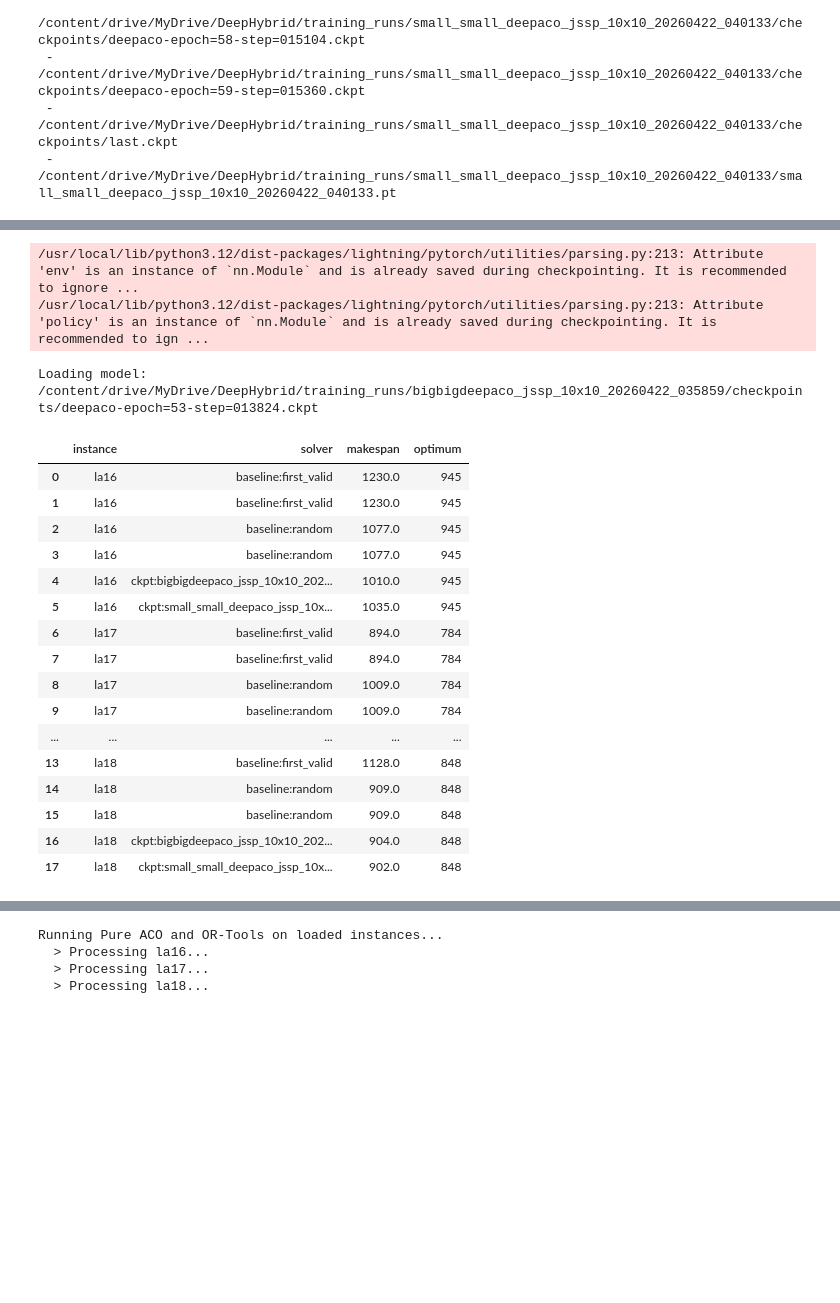
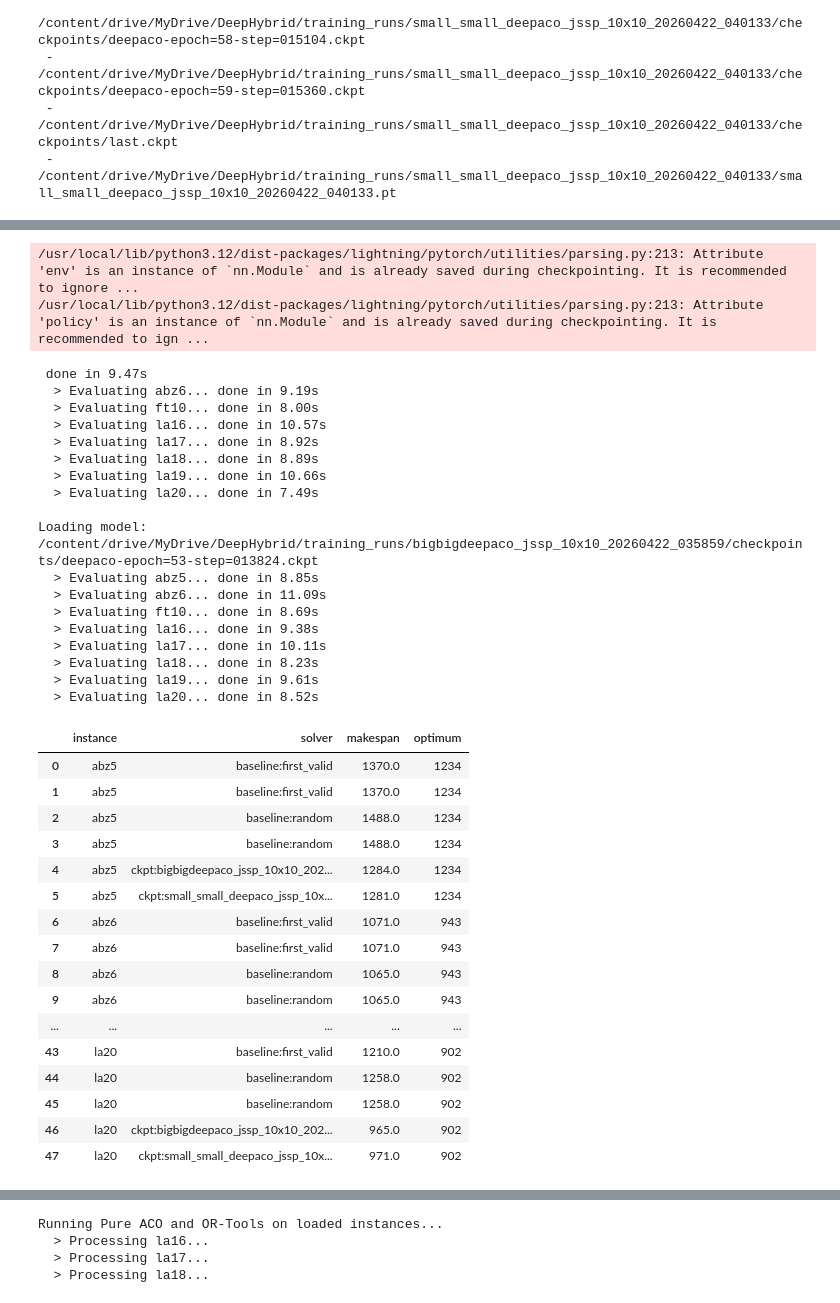
Before and after one commit to pranceraz/DeepHybrid, a Jupyter notebook: _test.ipynb, the cells around one changed output, grey strips where cells are left out. Cells and saved outputs as stored; diff of their text form; code cells hidden in the pictures; blank space fills up the shorter version.

```diff
--- a/_test.ipynb
+++ b/_test.ipynb
@@ -74,7 +81,7 @@ MODEL_PATHS = [
 # Examples: ['ft06'], ['ft'], ['ta'], ['ft06', 'ta01']
 BENCHMARK_KEYWORDS = [
     #'abz5',#'orb01','orb02','orb03','orb04','orb05','orb06','orb07',#'orb08','orb09','orb10',
-    'la16','la17','la18',#'la19','la20','ft10','abz5','abz6',
+    'la16','la17','la18','la19','la20','ft10','abz5','abz6',
 ]
 
 
@@ -416,7 +423,7 @@ def model_label(path: str) -> str:
 # ===============================
 # Run Evaluation
 # ===============================
-
+import time
 MODEL_PATHS_TO_EVAL = resolve_model_paths(MODEL_PATHS)
 BENCHMARK_NAMES_TO_EVAL = resolve_benchmark_names(BENCHMARK_KEYWORDS)
 
@@ -442,6 +449,9 @@ for model_path in MODEL_PATHS_TO_EVAL:
     for inst in instances:
         inst_name = inst.name
 
+        start_time = time.time()
+        print(f'  > Evaluating {inst_name}...', end='', flush=True)
+
         try:
             model, env = build_model_for_instance(inst, sd)
         except Exception as e:
@@ -466,6 +476,9 @@ for model_path in MODEL_PATHS_TO_EVAL:
             {'instance': inst_name, 'solver': 'baseline:first_valid', 'makespan': first_ms, 'optimum': optimum},
             {'instance': inst_name, 'solver': 'baseline:random', 'makespan': rand_ms, 'optimum': optimum},
         ]
+        # --- END TIMER AND PRINT ---
+        elapsed = time.time() - start_time
+        print(f' done in {elapsed:.2f}s')
 
 df = pd.DataFrame(rows)
 if df.empty:
@@ -487,20 +506,37 @@ Loading model: /content/drive/MyDrive/DeepHybrid/training_runs/small_small_deepa
 /usr/local/lib/python3.12/dist-packages/lightning/pytorch/utilities/parsing.py:213: Attribute 'env' is an instance of `nn.Module` and is already saved during checkpointing. It is recommended to ignore ...
 /usr/local/lib/python3.12/dist-packages/lightning/pytorch/utilities/parsing.py:213: Attribute 'policy' is an instance of `nn.Module` and is already saved during checkpointing. It is recommended to ign ...
+ done in 9.47s
+  > Evaluating abz6... done in 9.19s
+  > Evaluating ft10... done in 8.00s
+  > Evaluating la16... done in 10.57s
+  > Evaluating la17... done in 8.92s
+  > Evaluating la18... done in 8.89s
+  > Evaluating la19... done in 10.66s
+  > Evaluating la20... done in 7.49s
+
 Loading model: /content/drive/MyDrive/DeepHybrid/training_runs/bigbigdeepaco_jssp_10x10_20260422_035859/checkpoints/deepaco-epoch=53-step=013824.ckpt
+  > Evaluating abz5... done in 8.85s
+  > Evaluating abz6... done in 11.09s
+  > Evaluating ft10... done in 8.69s
+  > Evaluating la16... done in 9.38s
+  > Evaluating la17... done in 10.11s
+  > Evaluating la18... done in 8.23s
+  > Evaluating la19... done in 9.61s
+  > Evaluating la20... done in 8.52s
 |  | instance | solver | makespan | optimum |
-| 0 | la16 | baseline:first_valid | 1230.0 | 945 |
-| 1 | la16 | baseline:first_valid | 1230.0 | 945 |
-| 2 | la16 | baseline:random | 1077.0 | 945 |
-| 3 | la16 | baseline:random | 1077.0 | 945 |
-| 4 | la16 | ckpt:bigbigdeepaco_jssp_10x10_202... | 1010.0 | 945 |
-| 5 | la16 | ckpt:small_small_deepaco_jssp_10x... | 1035.0 | 945 |
-| 6 | la17 | baseline:first_valid | 894.0 | 784 |
-| 7 | la17 | baseline:first_valid | 894.0 | 784 |
-| 8 | la17 | baseline:random | 1009.0 | 784 |
-| 9 | la17 | baseline:random | 1009.0 | 784 |
+| 0 | abz5 | baseline:first_valid | 1370.0 | 1234 |
+| 1 | abz5 | baseline:first_valid | 1370.0 | 1234 |
+| 2 | abz5 | baseline:random | 1488.0 | 1234 |
+| 3 | abz5 | baseline:random | 1488.0 | 1234 |
+| 4 | abz5 | ckpt:bigbigdeepaco_jssp_10x10_202... | 1284.0 | 1234 |
+| 5 | abz5 | ckpt:small_small_deepaco_jssp_10x... | 1281.0 | 1234 |
+| 6 | abz6 | baseline:first_valid | 1071.0 | 943 |
+| 7 | abz6 | baseline:first_valid | 1071.0 | 943 |
+| 8 | abz6 | baseline:random | 1065.0 | 943 |
+| 9 | abz6 | baseline:random | 1065.0 | 943 |
 | ... | ... | ... | ... | ... |
-| 13 | la18 | baseline:first_valid | 1128.0 | 848 |
-| 14 | la18 | baseline:random | 909.0 | 848 |
-| 15 | la18 | baseline:random | 909.0 | 848 |
-| 16 | la18 | ckpt:bigbigdeepaco_jssp_10x10_202... | 904.0 | 848 |
-| 17 | la18 | ckpt:small_small_deepaco_jssp_10x... | 902.0 | 848 |
+| 43 | la20 | baseline:first_valid | 1210.0 | 902 |
+| 44 | la20 | baseline:random | 1258.0 | 902 |
+| 45 | la20 | baseline:random | 1258.0 | 902 |
+| 46 | la20 | ckpt:bigbigdeepaco_jssp_10x10_202... | 965.0 | 902 |
+| 47 | la20 | ckpt:small_small_deepaco_jssp_10x... | 971.0 | 902 |
```
Also changed, not shown: parts of 5 cells of this notebook.
